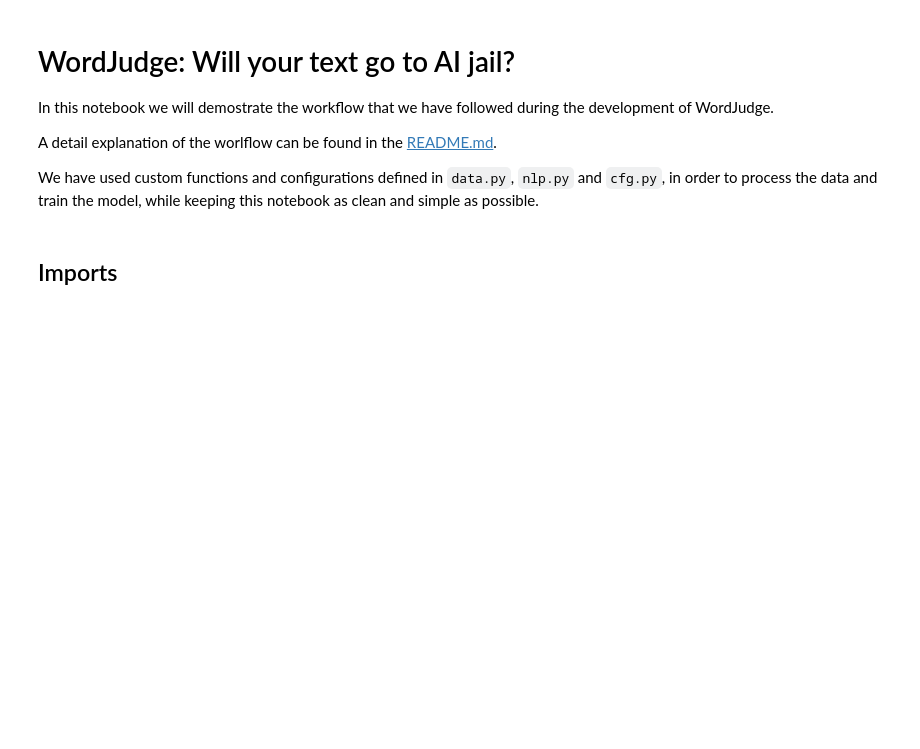
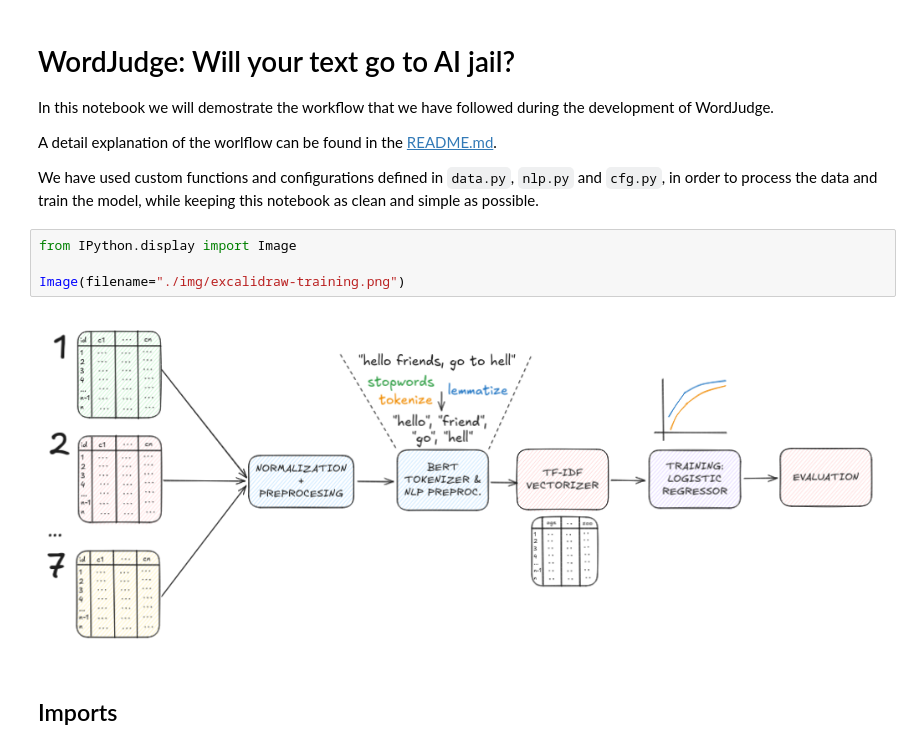
Before and after one commit to MLE2425/word-judge, a Jupyter notebook: src/wordjudge.ipynb, the cells around one changed output. Saved outputs shown, nothing was run; the diff lists cells and outputs as text; blank space fills up the shorter version.

Commit message:
docs: added training sneak peak image to nb

```diff
--- a/src/wordjudge.ipynb
+++ b/src/wordjudge.ipynb
@@ -6,6 +6,12 @@ In this notebook we will demostrate the workflow that we have followed during th
 A detail explanation of the worlflow can be found in the [README.md](https://github.com/MLE2425/word-judge/blob/main/README.md).
 
 We have used custom functions and configurations defined in `data.py`,  `nlp.py` and `cfg.py`, in order to process the data and train the model, while keeping this notebook as clean and simple as possible.
+# %%
+from IPython.display import Image
+
+Image(filename="./img/excalidraw-training.png")
+# %% [output]
+[figure, added]
 # %% [markdown]
 ## Imports
 # %%
```
Also changed, not shown: parts of 1 cell of this notebook, 1 other file.
